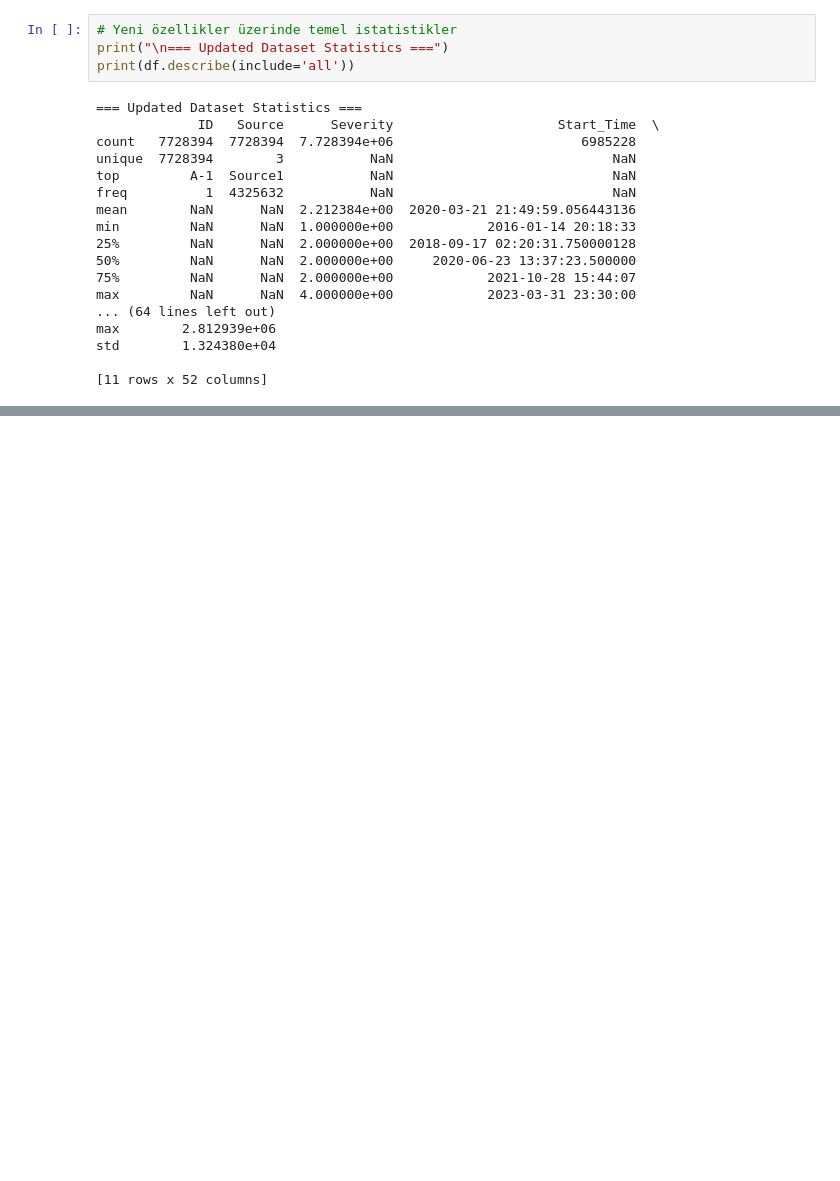
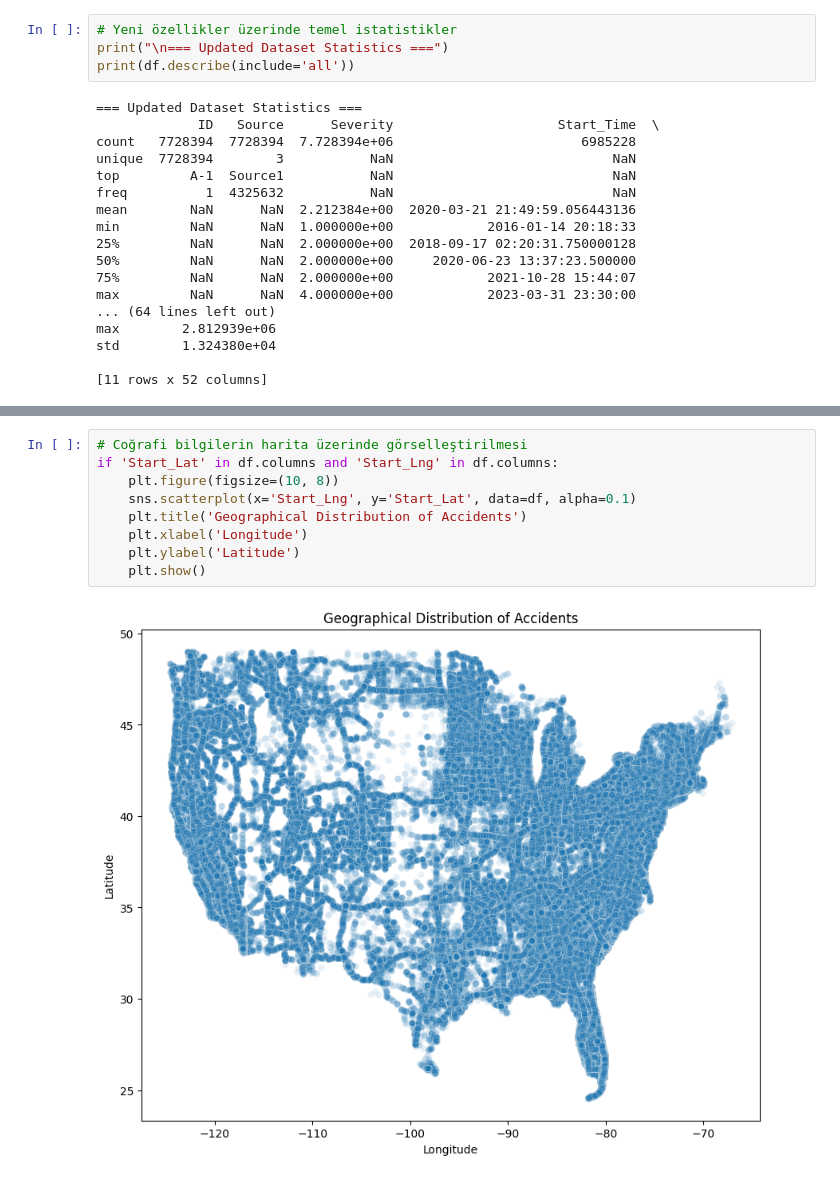
Before and after one commit to burakbasher/team12-Accident-Probability, a Jupyter notebook: DataMining.ipynb, the cells around one changed output, grey strips where cells are left out. Drawn from its saved outputs; the diff is of its cells as text; blank space fills up the shorter version.

```diff
--- a/DataMining.ipynb
+++ b/DataMining.ipynb
@@ -429,0 +460,11 @@ std        1.324380e+04
+# %%
+# Coğrafi bilgilerin harita üzerinde görselleştirilmesi
+if 'Start_Lat' in df.columns and 'Start_Lng' in df.columns:
+    plt.figure(figsize=(10, 8))
+    sns.scatterplot(x='Start_Lng', y='Start_Lat', data=df, alpha=0.1)
+    plt.title('Geographical Distribution of Accidents')
+    plt.xlabel('Longitude')
+    plt.ylabel('Latitude')
+    plt.show()
+# %% [output]
+[figure, added]
```
Also changed, not shown: parts of 10 cells of this notebook.
